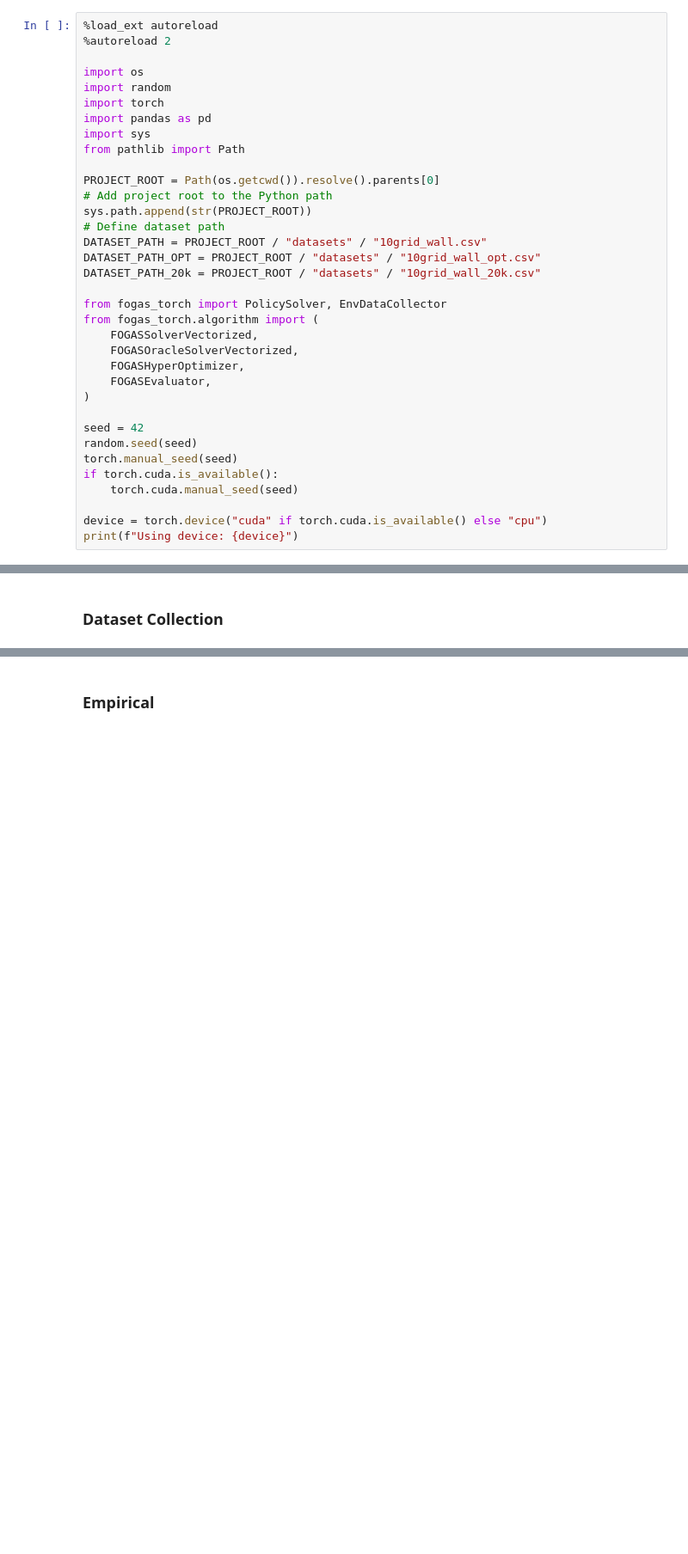
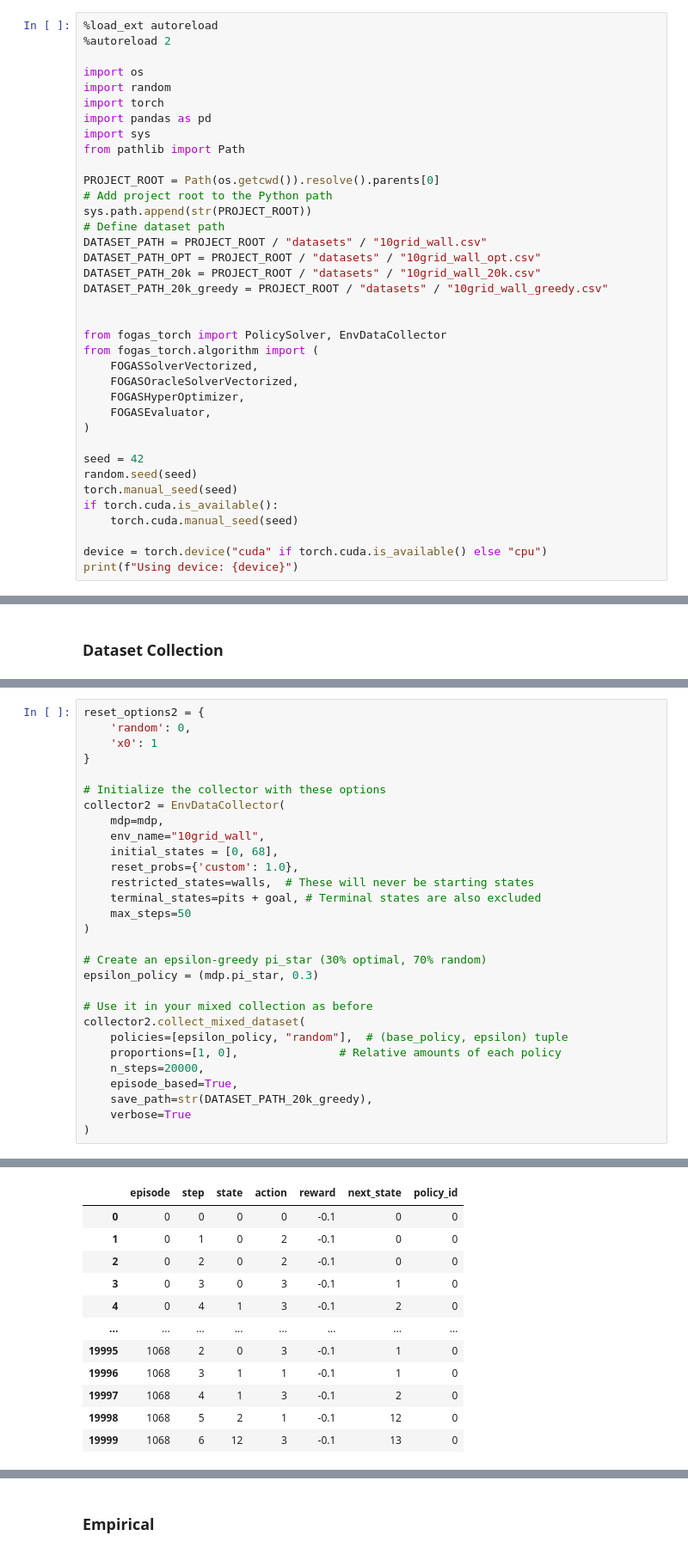
Before and after one commit to maaurod/FOGAS, a Jupyter notebook: testing_vectorized/10grid_wall_torch.ipynb, the cells around one changed output, grey strips where cells are left out. Shown at 86% size. Cells and saved outputs as stored; diff of their text form; blank space fills up the shorter version.

```diff
--- a/testing_vectorized/10grid_wall_torch.ipynb
+++ b/testing_vectorized/10grid_wall_torch.ipynb
@@ -102,6 +102,8 @@ sys.path.append(str(PROJECT_ROOT))
 DATASET_PATH = PROJECT_ROOT / "datasets" / "10grid_wall.csv"
 DATASET_PATH_OPT = PROJECT_ROOT / "datasets" / "10grid_wall_opt.csv"
 DATASET_PATH_20k = PROJECT_ROOT / "datasets" / "10grid_wall_20k.csv"
+DATASET_PATH_20k_greedy = PROJECT_ROOT / "datasets" / "10grid_wall_greedy.csv"
+
 
 from fogas_torch import PolicySolver, EnvDataCollector
 from fogas_torch.algorithm import (
@@ -360,0 +409,30 @@ Policy Distribution:
+# %%
+reset_options2 = {
+    'random': 0,
+    'x0': 1
+}
+
+# Initialize the collector with these options
+collector2 = EnvDataCollector(
+    mdp=mdp,
+    env_name="10grid_wall",
+    initial_states = [0, 68],
+    reset_probs={'custom': 1.0},
+    restricted_states=walls,  # These will never be starting states
+    terminal_states=pits + goal, # Terminal states are also excluded
+    max_steps=50
+)
+
+# Create an epsilon-greedy pi_star (30% optimal, 70% random)
+epsilon_policy = (mdp.pi_star, 0.3)
+
+# Use it in your mixed collection as before
+collector2.collect_mixed_dataset(
+    policies=[epsilon_policy, "random"],  # (base_policy, epsilon) tuple
+    proportions=[1, 0],               # Relative amounts of each policy
+    n_steps=20000,
+    episode_based=True,
+    save_path=str(DATASET_PATH_20k_greedy),
+    verbose=True
+)
+# %% [output]
@@ -360,0 +452,12 @@ Policy Distribution:
+|  | episode | step | state | action | reward | next_state | policy_id |
+| 0 | 0 | 0 | 0 | 0 | -0.1 | 0 | 0 |
+| 1 | 0 | 1 | 0 | 2 | -0.1 | 0 | 0 |
+| 2 | 0 | 2 | 0 | 2 | -0.1 | 0 | 0 |
+| 3 | 0 | 3 | 0 | 3 | -0.1 | 1 | 0 |
+| 4 | 0 | 4 | 1 | 3 | -0.1 | 2 | 0 |
+| ... | ... | ... | ... | ... | ... | ... | ... |
+| 19995 | 1068 | 2 | 0 | 3 | -0.1 | 1 | 0 |
+| 19996 | 1068 | 3 | 1 | 1 | -0.1 | 1 | 0 |
+| 19997 | 1068 | 4 | 1 | 3 | -0.1 | 2 | 0 |
+| 19998 | 1068 | 5 | 2 | 1 | -0.1 | 12 | 0 |
+| 19999 | 1068 | 6 | 12 | 3 | -0.1 | 13 | 0 |
```
Also changed, not shown: parts of 15 cells of this notebook, 6 other files.
